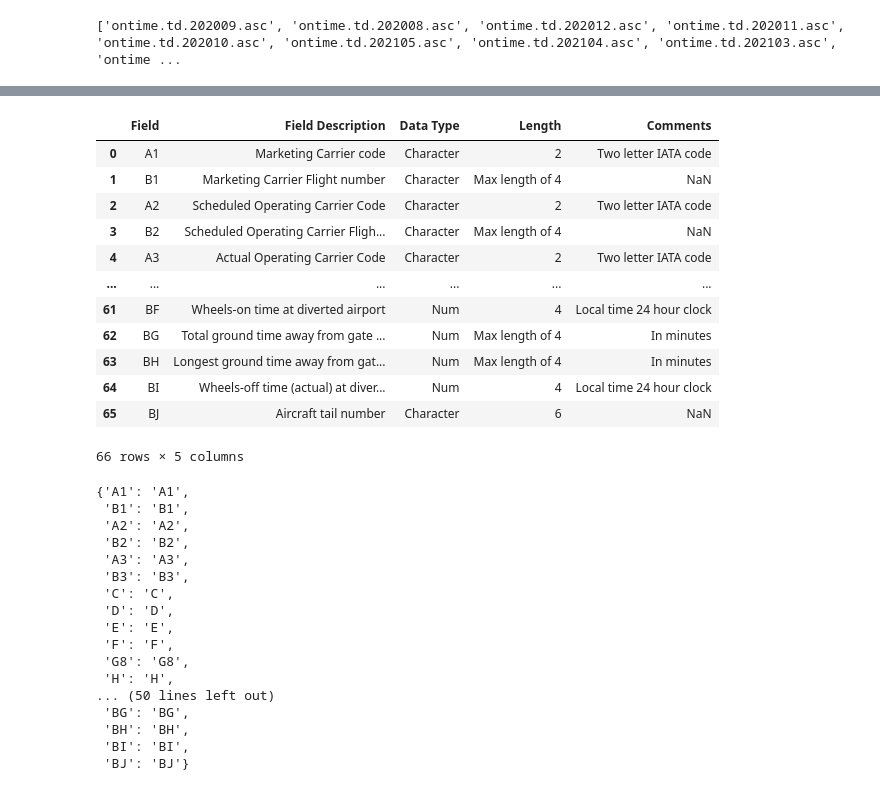
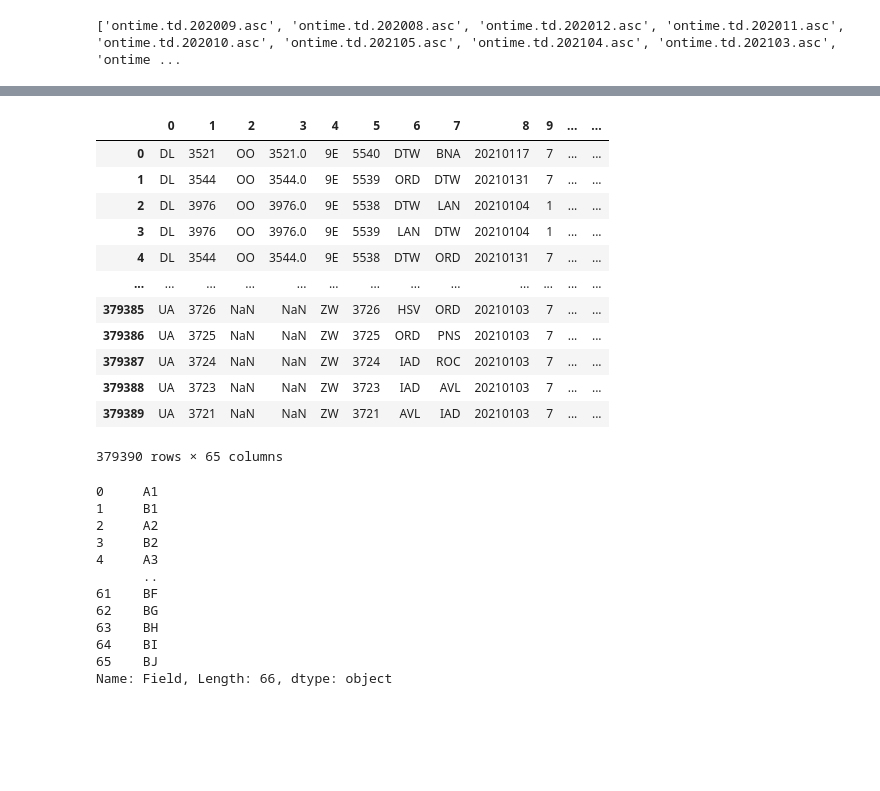
Before and after one commit to andrew-ana/machine-learning-project, a Jupyter notebook: resources/data_exploration.ipynb, the cells around one changed output, grey strips where cells are left out. Drawn from its saved outputs; the diff is of its cells as text; code cells hidden in the pictures; blank space fills up the shorter version.

```diff
--- a/resources/data_exploration.ipynb
+++ b/resources/data_exploration.ipynb
@@ -7,7 +7,10 @@ print(raw_files)
 # %% [output]
 ['ontime.td.202009.asc', 'ontime.td.202008.asc', 'ontime.td.202012.asc', 'ontime.td.202011.asc', 'ontime.td.202010.asc', 'ontime.td.202105.asc', 'ontime.td.202104.asc', 'ontime.td.202103.asc', 'ontime ...
 # %%
+df_list = []
 for fn in raw_files:
     airline = pd.read_table('raw_asc/'+ fn, delimiter = "|", header = None, low_memory = False)
-    print(airline.head())
+    df_list.append(airline)
+total_df = pd.concat(df_list)
+total_df.head()
 # %% [output]
@@ -84,16 +54,32 @@ Int64Index([ 0,  1,  2,  3,  4,  5,  6,  7,  8,  9, 10, 11, 12, 13, 14, 15, 16,
+# %%
+airline.dropna(how='all', axis=1, inplace=True)
+airline
+# %% [output]
+|  | 0 | 1 | 2 | 3 | 4 | 5 | 6 | 7 | 8 | 9 | ... | ... |
+| 0 | DL | 3521 | OO | 3521.0 | 9E | 5540 | DTW | BNA | 20210117 | 7 | ... | ... |
+| 1 | DL | 3544 | OO | 3544.0 | 9E | 5539 | ORD | DTW | 20210131 | 7 | ... | ... |
+| 2 | DL | 3976 | OO | 3976.0 | 9E | 5538 | DTW | LAN | 20210104 | 1 | ... | ... |
+| 3 | DL | 3976 | OO | 3976.0 | 9E | 5539 | LAN | DTW | 20210104 | 1 | ... | ... |
+| 4 | DL | 3544 | OO | 3544.0 | 9E | 5538 | DTW | ORD | 20210131 | 7 | ... | ... |
+| ... | ... | ... | ... | ... | ... | ... | ... | ... | ... | ... | ... | ... |
+| 379385 | UA | 3726 | NaN | NaN | ZW | 3726 | HSV | ORD | 20210103 | 7 | ... | ... |
+| 379386 | UA | 3725 | NaN | NaN | ZW | 3725 | ORD | PNS | 20210103 | 7 | ... | ... |
+| 379387 | UA | 3724 | NaN | NaN | ZW | 3724 | IAD | ROC | 20210103 | 7 | ... | ... |
+| 379388 | UA | 3723 | NaN | NaN | ZW | 3723 | IAD | AVL | 20210103 | 7 | ... | ... |
+| 379389 | UA | 3721 | NaN | NaN | ZW | 3721 | AVL | IAD | 20210103 | 7 | ... | ... |
+379390 rows × 65 columns
 # %%
-form_3A_labels
+form_3A_labels['Field']
 # %% [output]
-|  | Field | Field Description | Data Type | Length | Comments |
-| 0 | A1 | Marketing Carrier code | Character | 2 | Two letter IATA code |
-| 1 | B1 | Marketing Carrier Flight number | Character | Max length of 4 | NaN |
-| 2 | A2 | Scheduled Operating Carrier Code | Character | 2 | Two letter IATA code |
-| 3 | B2 | Scheduled Operating Carrier Fligh... | Character | Max length of 4 | NaN |
-| 4 | A3 | Actual Operating Carrier Code | Character | 2 | Two letter IATA code |
-| ... | ... | ... | ... | ... | ... |
-| 61 | BF | Wheels-on time at diverted airport | Num | 4 | Local time 24 hour clock |
-| 62 | BG | Total ground time away from gate ... | Num | Max length of 4 | In minutes |
-| 63 | BH | Longest ground time away from gat... | Num | Max length of 4 | In minutes |
-| 64 | BI | Wheels-off time (actual) at diver... | Num | 4 | Local time 24 hour clock |
-| 65 | BJ | Aircraft tail number | Character | 6 | NaN |
-66 rows × 5 columns
+0     A1
+1     B1
+2     A2
+3     B2
+4     A3
+      ..
+61    BF
+62    BG
+63    BH
+64    BI
+65    BJ
+Name: Field, Length: 66, dtype: object
@@ -104,20 +85,0 @@ y= pd.DataFrame(x, x)
-# %%
-y.to_dict()[0]
-# %% [output]
-{'A1': 'A1',
- 'B1': 'B1',
- 'A2': 'A2',
- 'B2': 'B2',
- 'A3': 'A3',
- 'B3': 'B3',
- 'C': 'C',
- 'D': 'D',
- 'E': 'E',
- 'F': 'F',
- 'G8': 'G8',
- 'H': 'H',
-... (50 lines left out)
- 'BG': 'BG',
- 'BH': 'BH',
- 'BI': 'BI',
- 'BJ': 'BJ'}
```
Also changed, not shown: parts of 11 cells of this notebook.
